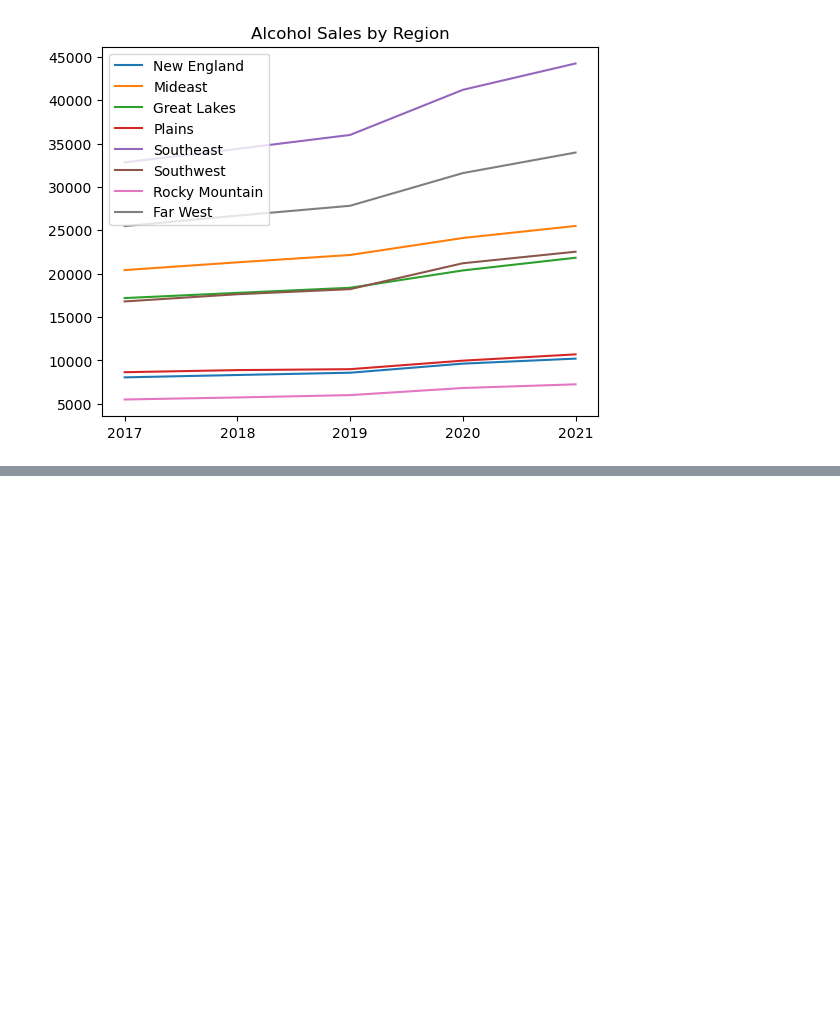
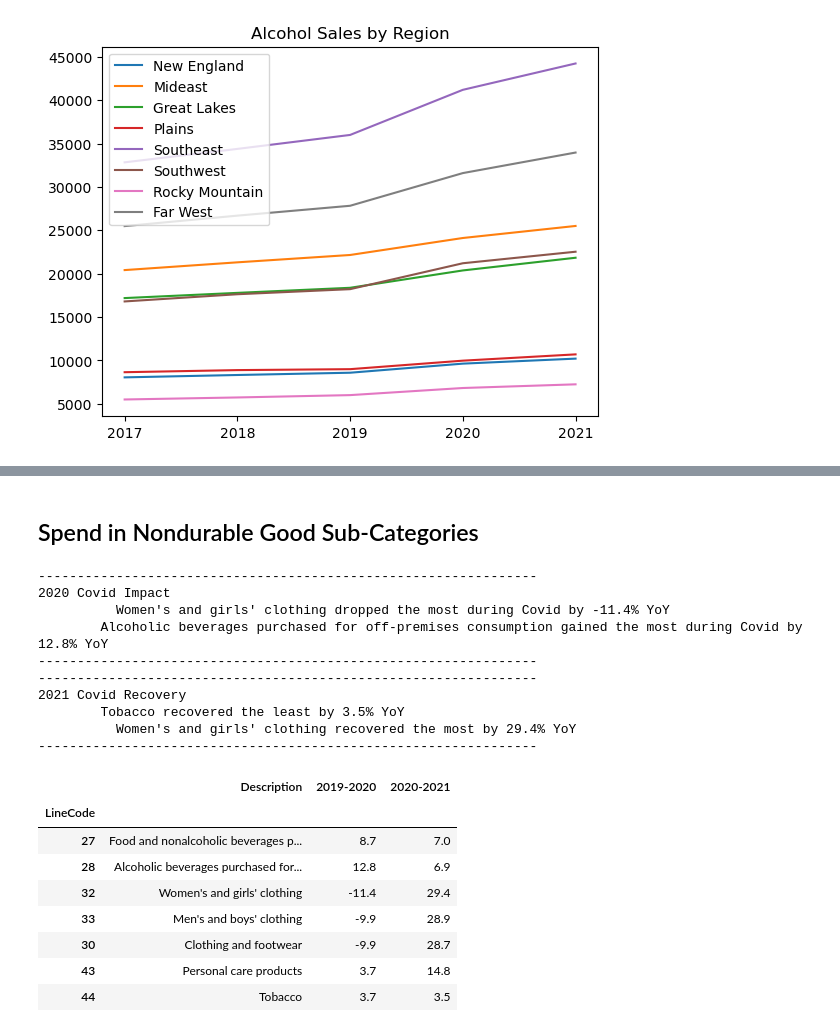
Before and after one commit to kmcmurphy/Covid19-and-the-Economy, a Jupyter notebook: consumer_spend_analysis.ipynb, the cells around one changed output, grey strips where cells are left out. Saved outputs shown, nothing was run; the diff lists cells and outputs as text; code cells hidden in the pictures; blank space fills up the shorter version.

```diff
--- a/consumer_spend_analysis.ipynb
+++ b/consumer_spend_analysis.ipynb
@@ -468,0 +562,62 @@ region_spend
+# %% [markdown]
+## Spend in Nondurable Good Sub-Categories
+# %%
+######################################
+## Nondurable Goods Spend by subcategories
+## Line codes - 27,28,32,33, 40, 43, 44
+## Data not from API, from CSV
+######################################
+
+non_durable_goods_codes = [26,27,31,32,29,42,43]
+
+
+non_durable_goods_df = consumer_spend_bycat_df.iloc[non_durable_goods_codes]
+
+covid_low = non_durable_goods_df['2019-2020'].min()
+covid_cat_low = non_durable_goods_df.loc[non_durable_goods_df['2019-2020'] == covid_low]
+
+
+covid_high = non_durable_goods_df['2019-2020'].max()
+covid_cat_high = non_durable_goods_df.loc[non_durable_goods_df['2019-2020'] == covid_high]
+
+
+recovery_low = non_durable_goods_df['2020-2021'].min()
+recovery_cat_low = non_durable_goods_df.loc[non_durable_goods_df['2020-2021'] == recovery_low]
+
+recovery_high = non_durable_goods_df['2020-2021'].max()
+recovery_cat_high = non_durable_goods_df.loc[non_durable_goods_df['2020-2021'] == recovery_high]
+
+
+print("----------------------------------------------------------------")
+print("2020 Covid Impact")
+print(f"{covid_cat_low['Description'].item()} dropped the most during Covid by {covid_low}% YoY")
+print(f"{covid_cat_high['Description'].item()} gained the most during Covid by {covid_high}% YoY")
+print("----------------------------------------------------------------")
+print("----------------------------------------------------------------")
+print("2021 Covid Recovery")
+print(f"{recovery_cat_low['Description'].item()} recovered the least by {recovery_low}% YoY")
+print(f"{recovery_cat_high['Description'].item()} recovered the most by {recovery_high}% YoY")
+print("----------------------------------------------------------------")
+
+
+non_durable_goods_df
+# %% [output]
+----------------------------------------------------------------
+2020 Covid Impact
+          Women's and girls' clothing dropped the most during Covid by -11.4% YoY
+        Alcoholic beverages purchased for off-premises consumption gained the most during Covid by 12.8% YoY
+----------------------------------------------------------------
+----------------------------------------------------------------
+2021 Covid Recovery
+        Tobacco recovered the least by 3.5% YoY
+          Women's and girls' clothing recovered the most by 29.4% YoY
+----------------------------------------------------------------
+|  | Description | 2019-2020 | 2020-2021 |
+| LineCode |  |  |  |
+| 27 | Food and nonalcoholic beverages p... | 8.7 | 7.0 |
+| 28 | Alcoholic beverages purchased for... | 12.8 | 6.9 |
+| 32 | Women's and girls' clothing | -11.4 | 29.4 |
+| 33 | Men's and boys' clothing | -9.9 | 28.9 |
+| 30 | Clothing and footwear | -9.9 | 28.7 |
+| 43 | Personal care products | 3.7 | 14.8 |
+| 44 | Tobacco | 3.7 | 3.5 |
```
Also changed, not shown: parts of 11 cells of this notebook, 1 other file.
